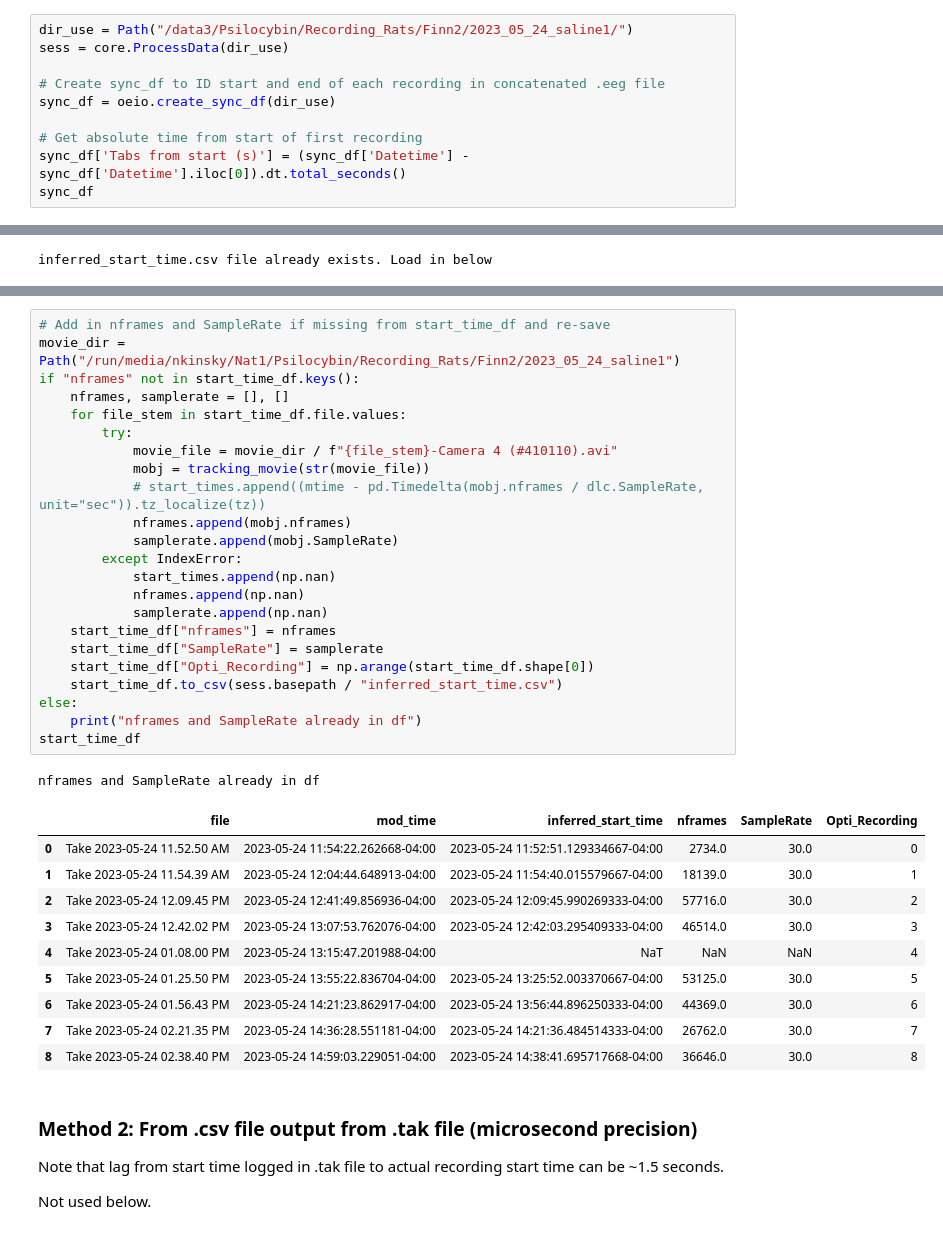
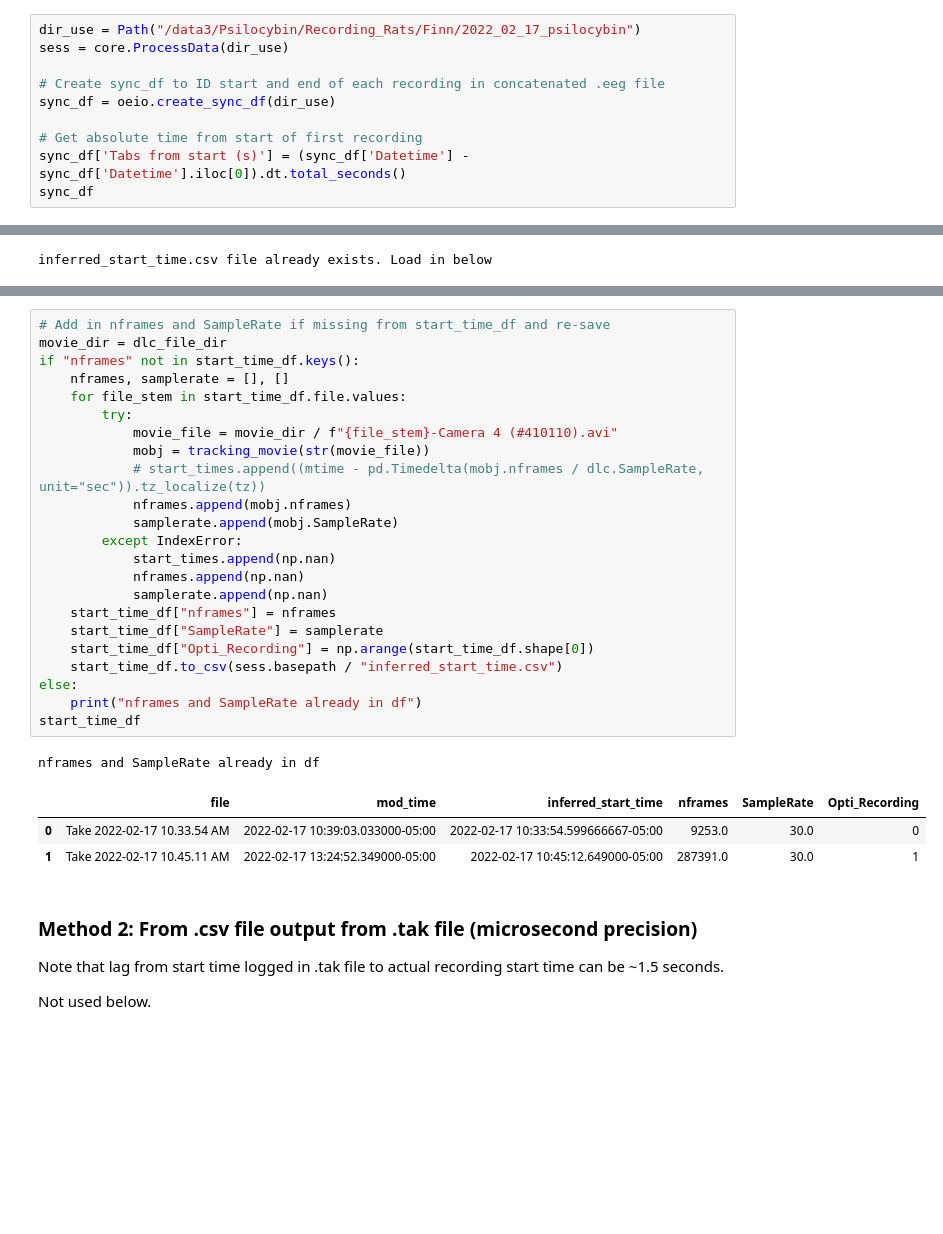
Before and after one commit to nkinsky/NeuroPy, a Jupyter notebook: notebooks/Data_align_Motive_to_OpenEphys.ipynb, the cells around one changed output, grey strips where cells are left out. Cells and saved outputs as stored; diff of their text form; blank space fills up the shorter version.

```diff
--- a/notebooks/Data_align_Motive_to_OpenEphys.ipynb
+++ b/notebooks/Data_align_Motive_to_OpenEphys.ipynb
@@ -29,7 +29,7 @@ from neuropy.core.epoch import Epoch
 # %% [markdown]
 ## Load in session data and Open Ephys timestamps
 # %%
-dir_use = Path("/data3/Psilocybin/Recording_Rats/Finn2/2023_05_24_saline1/")
+dir_use = Path("/data3/Psilocybin/Recording_Rats/Finn/2022_02_17_psilocybin")
 sess = core.ProcessData(dir_use)
 
 # Create sync_df to ID start and end of each recording in concatenated .eeg file
@@ -149,38 +133,31 @@ Adding in fields and converting to timestamps
 # %%
 # Add in nframes and SampleRate if missing from start_time_df and re-save
-movie_dir = Path("/run/media/nkinsky/Nat1/Psilocybin/Recording_Rats/Finn2/2023_05_24_saline1")
+movie_dir = dlc_file_dir
 if "nframes" not in start_time_df.keys():
     nframes, samplerate = [], []
     for file_stem in start_time_df.file.values:
         try:
             movie_file = movie_dir / f"{file_stem}-Camera 4 (#410110).avi"
             mobj = tracking_movie(str(movie_file))
             # start_times.append((mtime - pd.Timedelta(mobj.nframes / dlc.SampleRate, unit="sec")).tz_localize(tz))
             nframes.append(mobj.nframes)
             samplerate.append(mobj.SampleRate)
         except IndexError:
             start_times.append(np.nan)
             nframes.append(np.nan)
             samplerate.append(np.nan)
     start_time_df["nframes"] = nframes
     start_time_df["SampleRate"] = samplerate
     start_time_df["Opti_Recording"] = np.arange(start_time_df.shape[0])
     start_time_df.to_csv(sess.basepath / "inferred_start_time.csv")
 else:
     print("nframes and SampleRate already in df")
 start_time_df
 # %% [output]
 nframes and SampleRate already in df
 |  | file | mod_time | inferred_start_time | nframes | SampleRate | Opti_Recording |
-| 0 | Take 2023-05-24 11.52.50 AM | 2023-05-24 11:54:22.262668-04:00 | 2023-05-24 11:52:51.129334667-04:00 | 2734.0 | 30.0 | 0 |
-| 1 | Take 2023-05-24 11.54.39 AM | 2023-05-24 12:04:44.648913-04:00 | 2023-05-24 11:54:40.015579667-04:00 | 18139.0 | 30.0 | 1 |
-| 2 | Take 2023-05-24 12.09.45 PM | 2023-05-24 12:41:49.856936-04:00 | 2023-05-24 12:09:45.990269333-04:00 | 57716.0 | 30.0 | 2 |
-| 3 | Take 2023-05-24 12.42.02 PM | 2023-05-24 13:07:53.762076-04:00 | 2023-05-24 12:42:03.295409333-04:00 | 46514.0 | 30.0 | 3 |
-| 4 | Take 2023-05-24 01.08.00 PM | 2023-05-24 13:15:47.201988-04:00 | NaT | NaN | NaN | 4 |
-| 5 | Take 2023-05-24 01.25.50 PM | 2023-05-24 13:55:22.836704-04:00 | 2023-05-24 13:25:52.003370667-04:00 | 53125.0 | 30.0 | 5 |
-| 6 | Take 2023-05-24 01.56.43 PM | 2023-05-24 14:21:23.862917-04:00 | 2023-05-24 13:56:44.896250333-04:00 | 44369.0 | 30.0 | 6 |
-| 7 | Take 2023-05-24 02.21.35 PM | 2023-05-24 14:36:28.551181-04:00 | 2023-05-24 14:21:36.484514333-04:00 | 26762.0 | 30.0 | 7 |
-| 8 | Take 2023-05-24 02.38.40 PM | 2023-05-24 14:59:03.229051-04:00 | 2023-05-24 14:38:41.695717668-04:00 | 36646.0 | 30.0 | 8 |
+| 0 | Take 2022-02-17 10.33.54 AM | 2022-02-17 10:39:03.033000-05:00 | 2022-02-17 10:33:54.599666667-05:00 | 9253.0 | 30.0 | 0 |
+| 1 | Take 2022-02-17 10.45.11 AM | 2022-02-17 13:24:52.349000-05:00 | 2022-02-17 10:45:12.649000-05:00 | 287391.0 | 30.0 | 1 |
 # %% [markdown]
 ### Method 2: From .csv file output from .tak file (microsecond precision)
 Note that lag from start time logged in .tak file to actual recording start time can be ~1.5 seconds.
```
Also changed, not shown: parts of 15 cells of this notebook, 1 other file.
